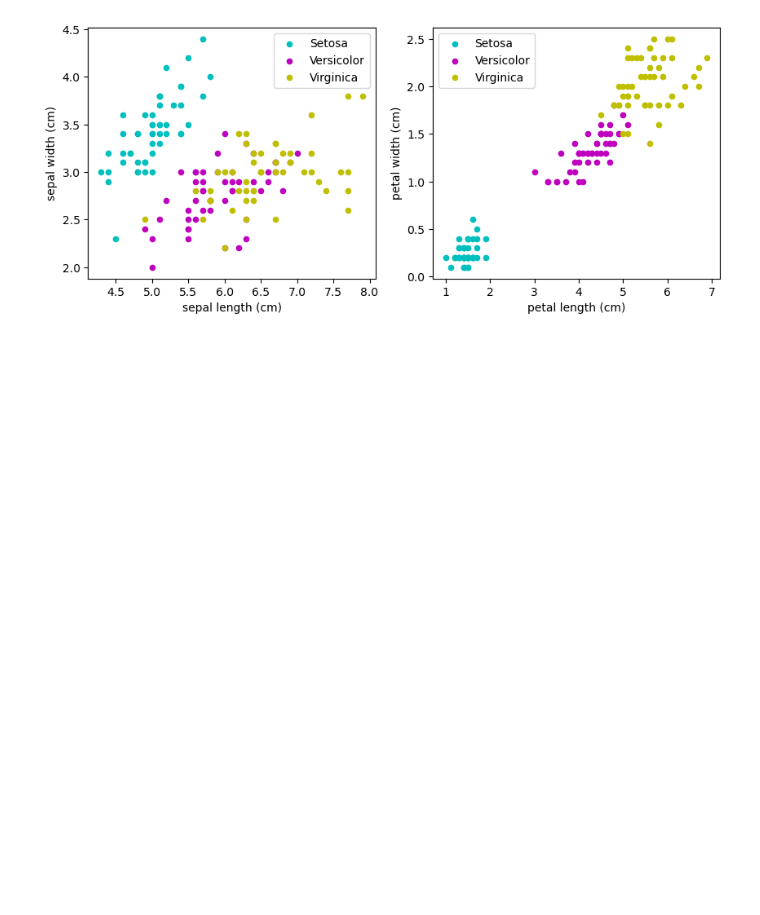
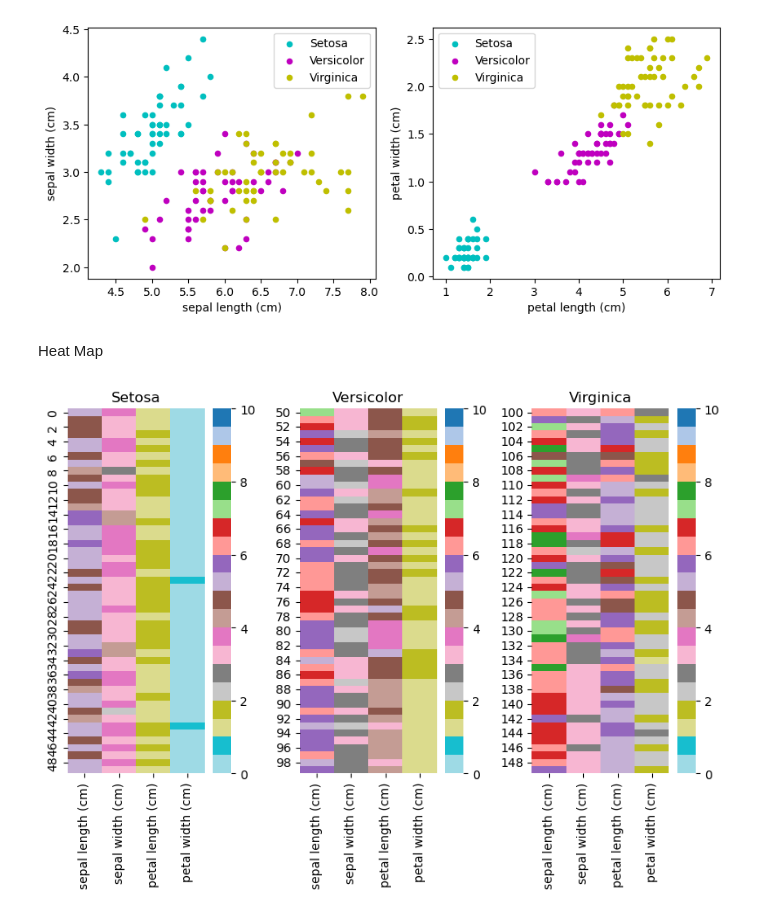
Before and after one commit to decvfox/pands-project, a Jupyter notebook: Iris_project_notebook.ipynb, the cells around one changed output. Saved outputs shown, nothing was run; the diff lists cells and outputs as text; code cells hidden in the pictures; blank space fills up the shorter version.

```diff
--- a/Iris_project_notebook.ipynb
+++ b/Iris_project_notebook.ipynb
@@ -119,17 +121,7 @@ I would have expected Wikipedia to have a mistake or two, but I would have expec
 # %% [markdown]
 The following code will create a text file with information on each variable:
 # %%
-import matplotlib.pyplot as plt
-import numpy as np
-import pandas as pd
-from sklearn.datasets import load_iris
-
-
-iris = load_iris()
-
-df= pd.DataFrame(data= np.c_[iris['data'], iris['target']],
-                 columns= iris['feature_names'] + ['target'])
-
+df = df2
 #split out species
 df1 = df[0:50]
 df2 = df[50:100]
@@ -285,3 +266,29 @@ df3.plot(kind = 'scatter', x = 'petal length (cm)', y = 'petal width (cm)', colo
 plt.show()
 # %% [output]
 [figure]
+# %% [markdown]
+Heat Map
+# %%
+# Plot Heat Map
+
+df1_data_cols = df1.drop('Species', axis=1)
+df2_data_cols = df2.drop('Species', axis=1)
+df3_data_cols = df3.drop('Species', axis=1)
+
+fig, ((ax, ax1, ax2)) = plt.subplots(ncols=3, nrows=1,  figsize=(8, 6))
+
+sns.heatmap(df1_data_cols, cmap ='tab20_r', vmin=0, vmax=10, ax=ax)
+ax.set_title('Setosa')
+plt.tight_layout()
+
+sns.heatmap(df2_data_cols, cmap ='tab20_r', vmin=0, vmax=10, ax=ax1)
+ax1.set_title('Versicolor')
+plt.tight_layout()
+
+sns.heatmap(df3_data_cols, cmap ='tab20_r', vmin=0, vmax=10, ax=ax2)
+ax2.set_title('Virginica')
+plt.tight_layout()
+
+plt.show()
+# %% [output]
+[figure, added]
```
Also changed, not shown: parts of 4 cells of this notebook, 4 other files.
